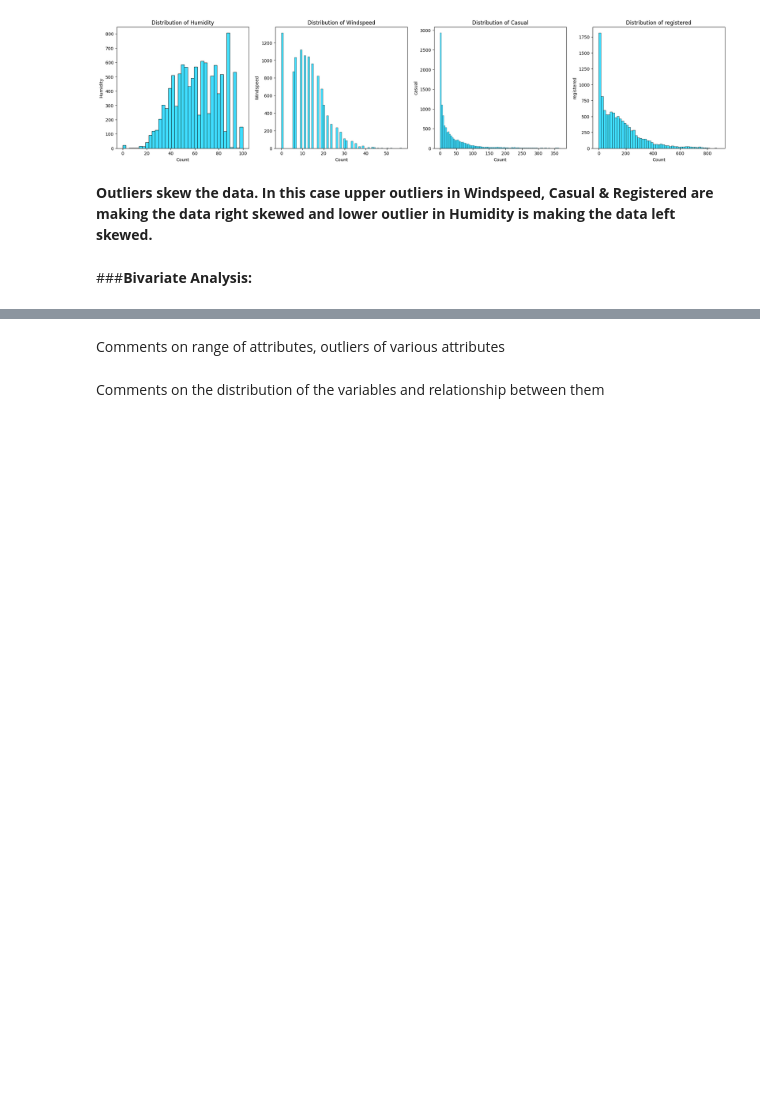
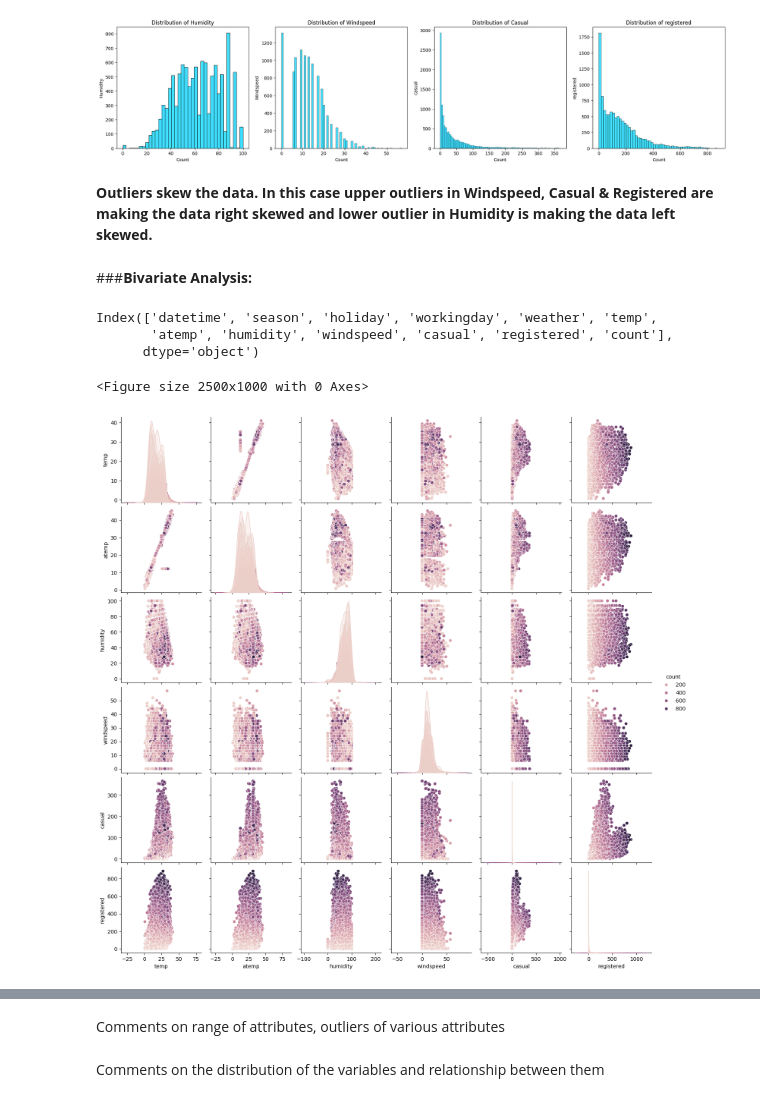
Before and after one commit to RichaGaharwar/Yulu---Hypothesis-Testing, a Jupyter notebook: Yulu_Hypothesis_Testing.ipynb, the cells around one changed output, grey strips where cells are left out. Saved outputs shown, nothing was run; the diff lists cells and outputs as text; code cells hidden in the pictures; blank space fills up the shorter version.

```diff
--- a/Yulu_Hypothesis_Testing.ipynb
+++ b/Yulu_Hypothesis_Testing.ipynb
@@ -548,3 +523,16 @@ plt.show()
 **Outliers skew the data. In this case upper outliers in Windspeed, Casual & Registered are making the data right skewed and lower outlier in Humidity is making the data left skewed.**
 # %% [markdown]
 ###**Bivariate Analysis:**
+# %%
+yulu.columns
+# %% [output]
+Index(['datetime', 'season', 'holiday', 'workingday', 'weather', 'temp',
+       'atemp', 'humidity', 'windspeed', 'casual', 'registered', 'count'],
+      dtype='object')
+# %%
+plt.figure(figsize= (25,10))
+sns.pairplot(yulu)
+plt.show()
+# %% [output]
+<Figure size 2500x1000 with 0 Axes>
+[figure, added]
```
Also changed, not shown: parts of 13 cells of this notebook.
